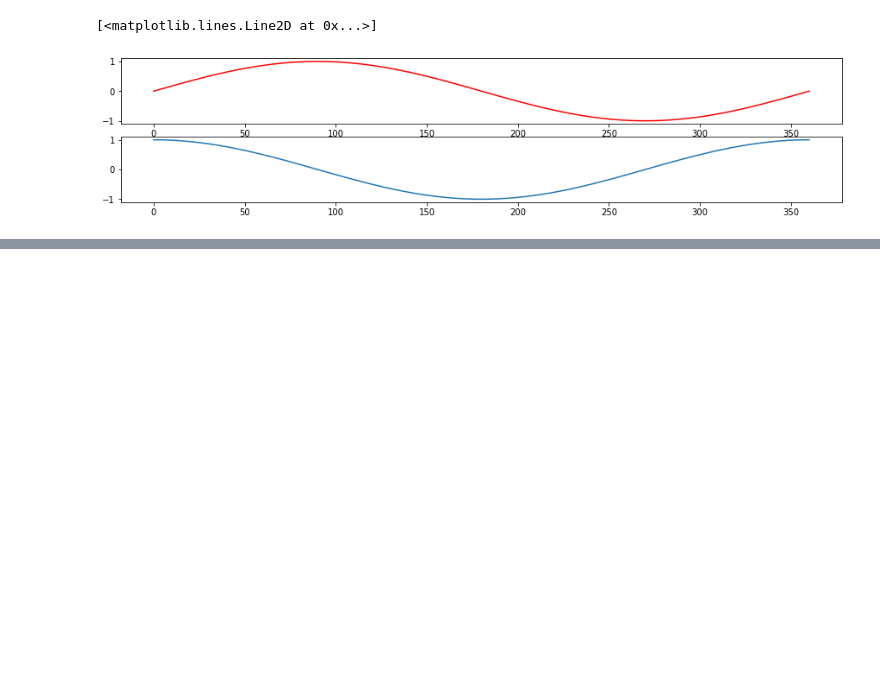
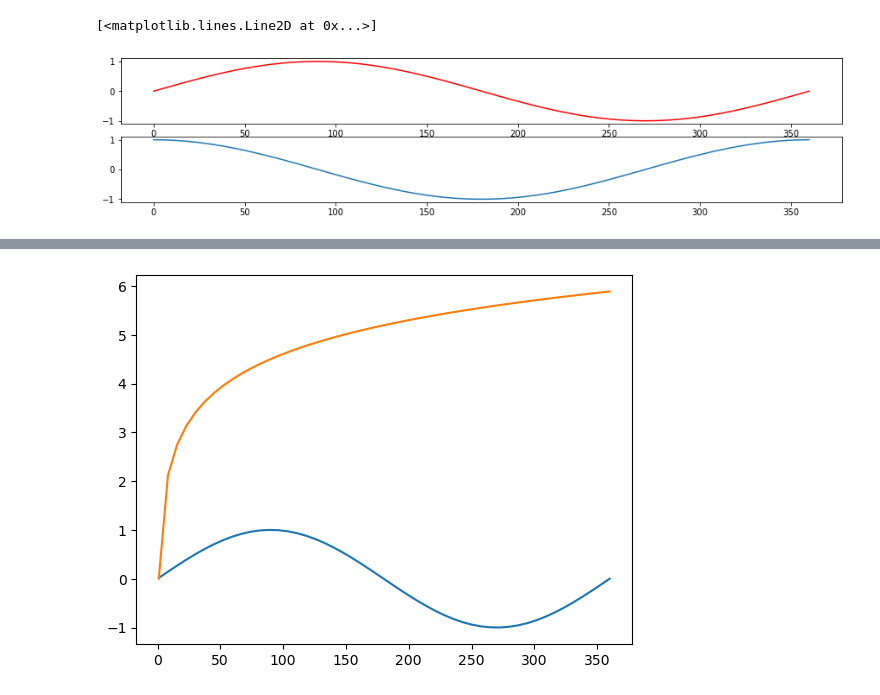
Before and after one commit to KiaShamaei/dataScience, a Jupyter notebook: mathplotlib/twinx.ipynb, the cells around one changed output, grey strips where cells are left out. Cells and saved outputs as stored; diff of their text form; code cells hidden in the pictures; blank space fills up the shorter version.

```diff
--- a/mathplotlib/twinx.ipynb
+++ b/mathplotlib/twinx.ipynb
@@ -26,0 +57,10 @@ plt.plot(x,y1, )
+# %%
+x= np.linspace(1,360,50)
+z= np.sin(np.radians(x))
+z2= np.log(x)
+z3= np.cos(x)
+plt.plot(x,z)
+plt.plot(x,z2);
+#in this part scale isnt true for make true do twinx
+# %% [output]
+[figure, added]
```
Also changed, not shown: parts of 4 cells of this notebook, 1 other file.
